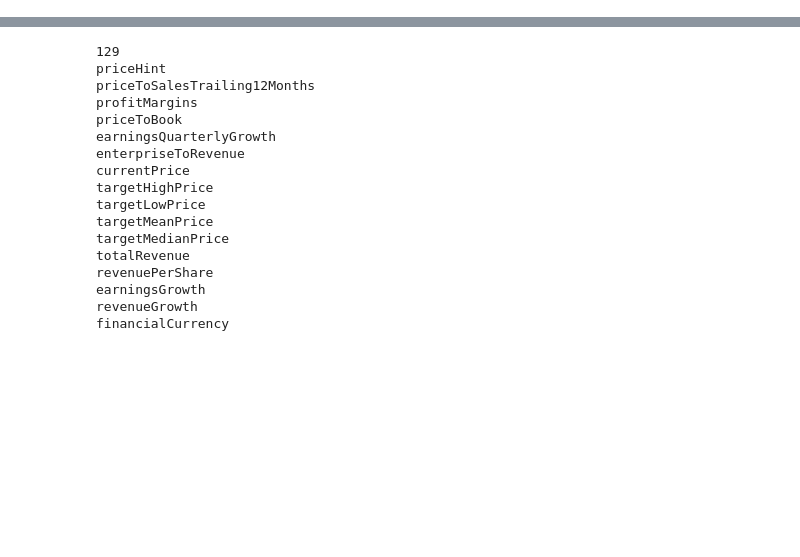
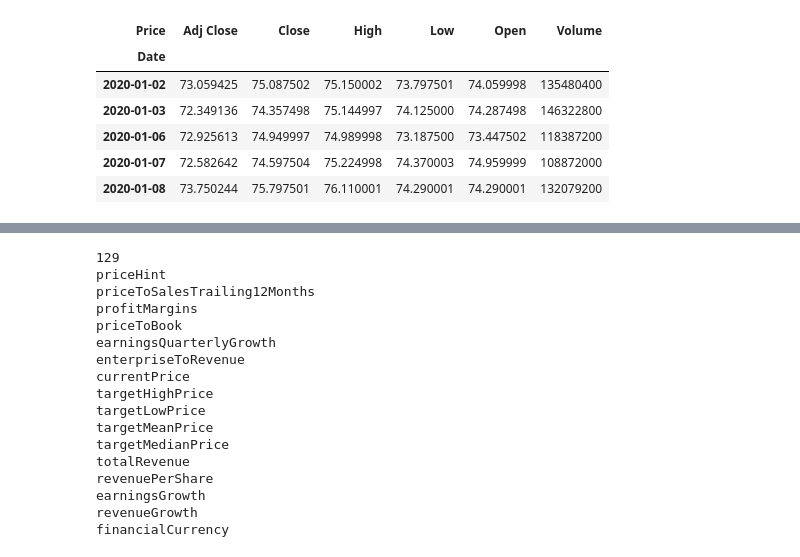
Before and after one commit to mydcxiao/vlm_behavioral_fin, a Jupyter notebook: data/sp500.ipynb, the cells around one changed output, grey strips where cells are left out. Drawn from its saved outputs; the diff is of its cells as text; code cells hidden in the pictures; blank space fills up the shorter version.

```diff
--- a/data/sp500.ipynb
+++ b/data/sp500.ipynb
@@ -27,0 +67,12 @@ prices = fetch_and_save_prices(tickers)
+# %%
+## get the data of specific period
+period_price = comp_price.loc['2020-01-01':'2021-01-01']
+period_price.head()
+# %% [output]
+| Price | Adj Close | Close | High | Low | Open | Volume |
+| Date |  |  |  |  |  |  |
+| 2020-01-02 | 73.059425 | 75.087502 | 75.150002 | 73.797501 | 74.059998 | 135480400 |
+| 2020-01-03 | 72.349136 | 74.357498 | 75.144997 | 74.125000 | 74.287498 | 146322800 |
+| 2020-01-06 | 72.925613 | 74.949997 | 74.989998 | 73.187500 | 73.447502 | 118387200 |
+| 2020-01-07 | 72.582642 | 74.597504 | 75.224998 | 74.370003 | 74.959999 | 108872000 |
+| 2020-01-08 | 73.750244 | 75.797501 | 76.110001 | 74.290001 | 74.290001 | 132079200 |
```
Also changed, not shown: parts of 30 cells of this notebook, 26 other files.
